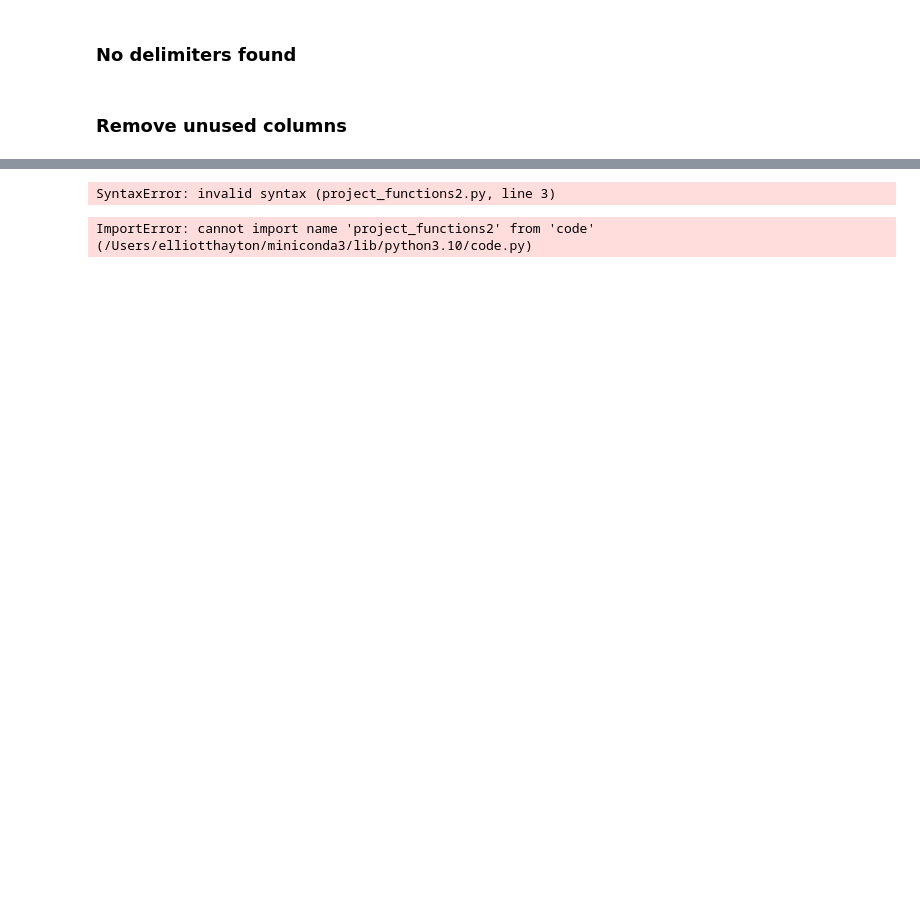
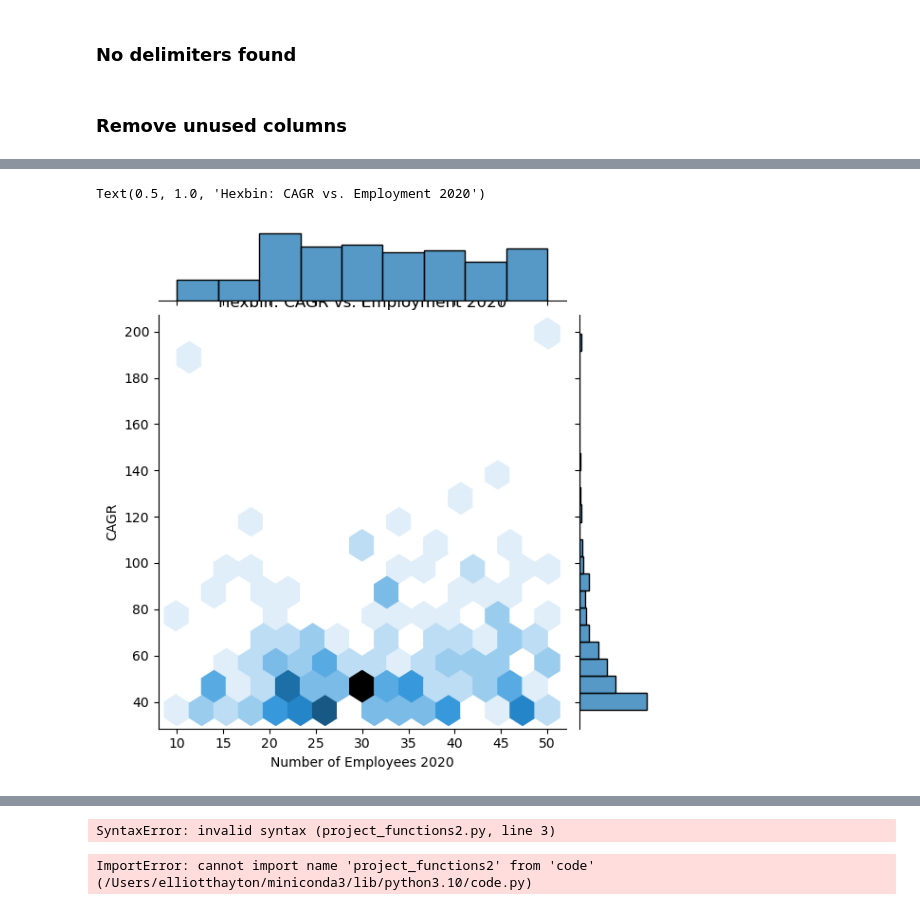
Before and after one commit to ubco-W2022T2-data301/project-group43, a Jupyter notebook: analysis/analysis2.ipynb, the cells around one changed output, grey strips where cells are left out. Cells and saved outputs as stored; diff of their text form; code cells hidden in the pictures; blank space fills up the shorter version.

```diff
--- a/analysis/analysis2.ipynb
+++ b/analysis/analysis2.ipynb
@@ -250,3 +252,11 @@ def load_and_process(url):
                  .drop(columns=['Rank']))
 
     return df_new
+# %%
+sns.jointplot(x='Employees2020', y='CAGR', data=df_new, kind='hex')
+plt.xlabel('Number of Employees 2020')
+plt.ylabel('CAGR')
+plt.title('Hexbin: CAGR vs. Employment 2020')
+# %% [output]
+Text(0.5, 1.0, 'Hexbin: CAGR vs. Employment 2020')
+[figure, added]
```
Also changed, not shown: parts of 13 cells of this notebook, 3 other files.
